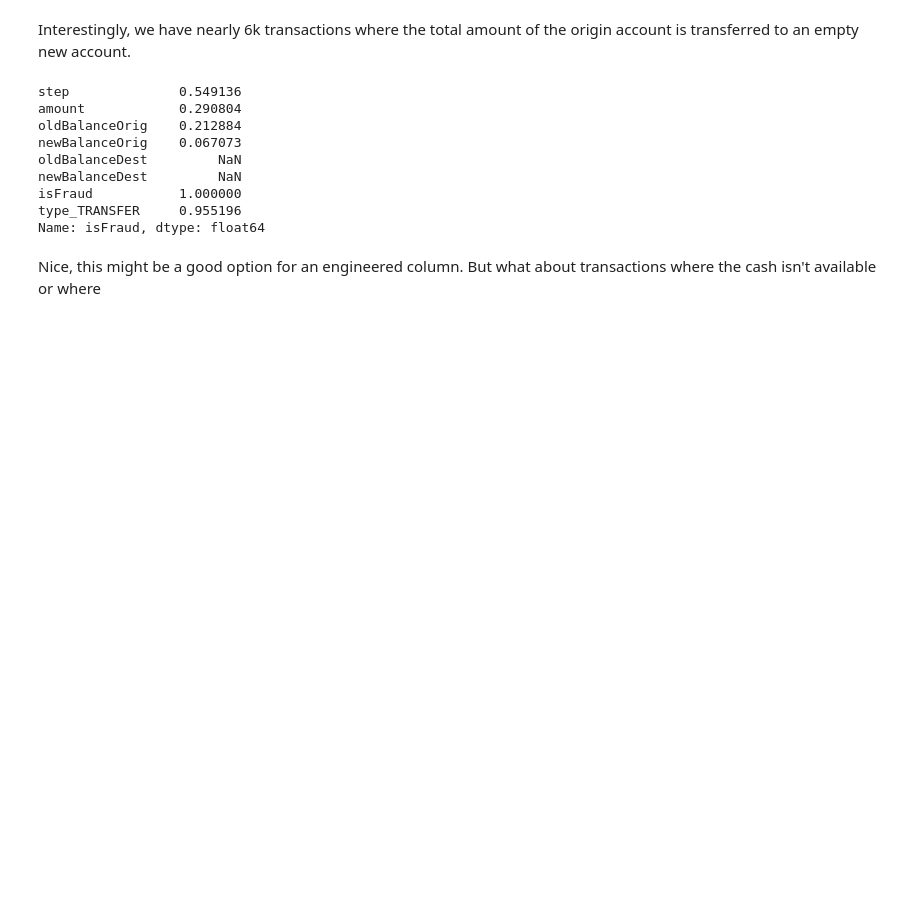
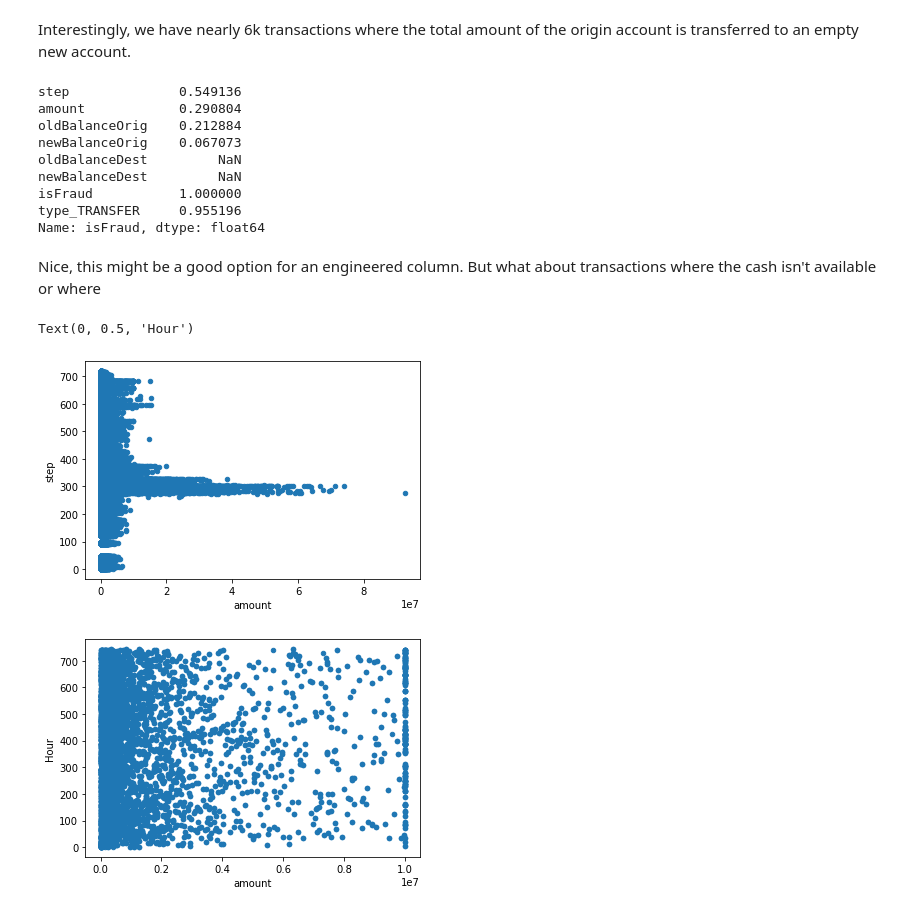
Before and after one commit to kduane/fake_fraud, a Jupyter notebook: eda.ipynb, the cells around one changed output. Drawn from its saved outputs; the diff is of its cells as text; code cells hidden in the pictures; blank space fills up the shorter version.

```diff
--- a/eda.ipynb
+++ b/eda.ipynb
@@ -297,3 +297,13 @@ type_TRANSFER     0.955196
 Name: isFraud, dtype: float64
 # %% [markdown]
 Nice, this might be a good option for an engineered column.  But what about transactions where the cash isn't available or where
+# %%
+df['sourceDiff'] = df['oldBalanceDest'] + df['amount'] - df['newBalanceDest']
+# %%
+df['targetDiff'] = df['newBalanceOrig'] + df['amount'] - df['oldBalanceOrig']
+# %%
+df.groupby('isFraud').plot(x = 'amount', y = 'step', kind = 'scatter')
+# %% [output]
+Text(0, 0.5, 'Hour')
+[figure, added]
+[figure, added]
```
Also changed, not shown: parts of 8 cells of this notebook, 2 other files.
